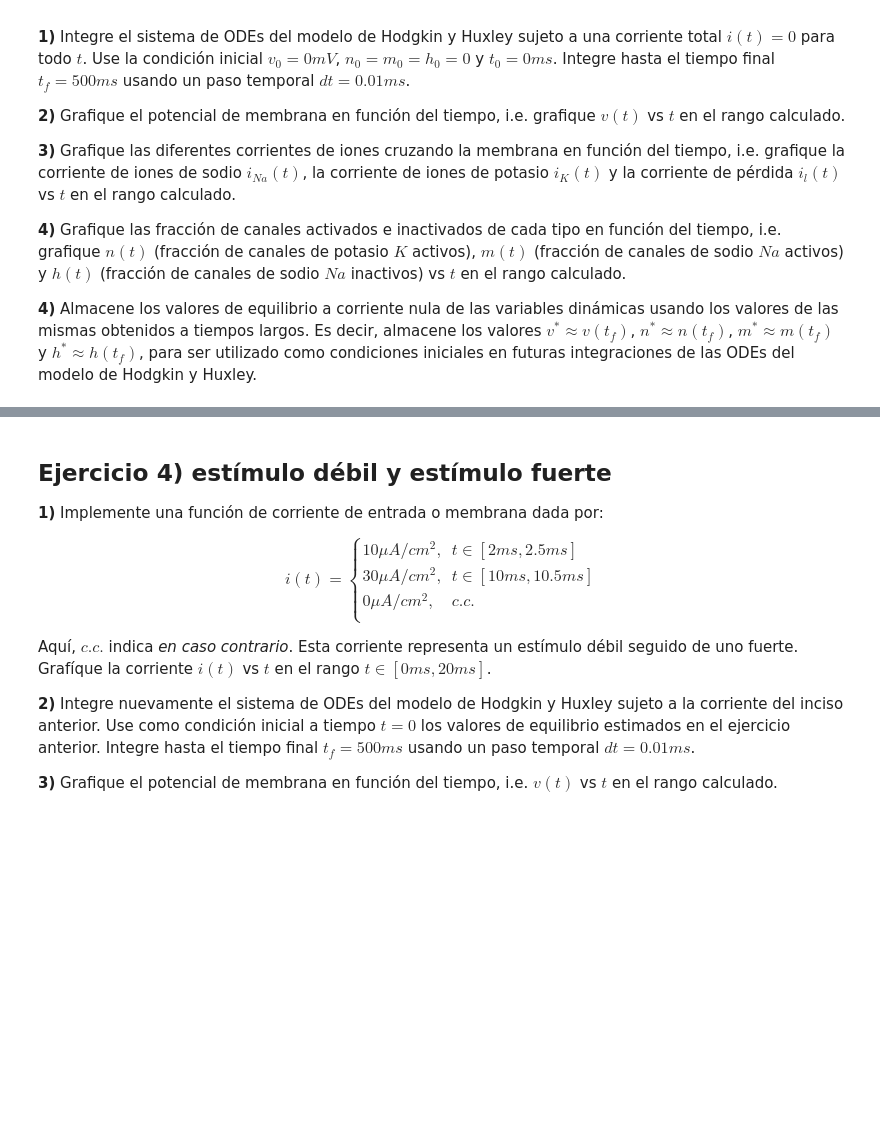
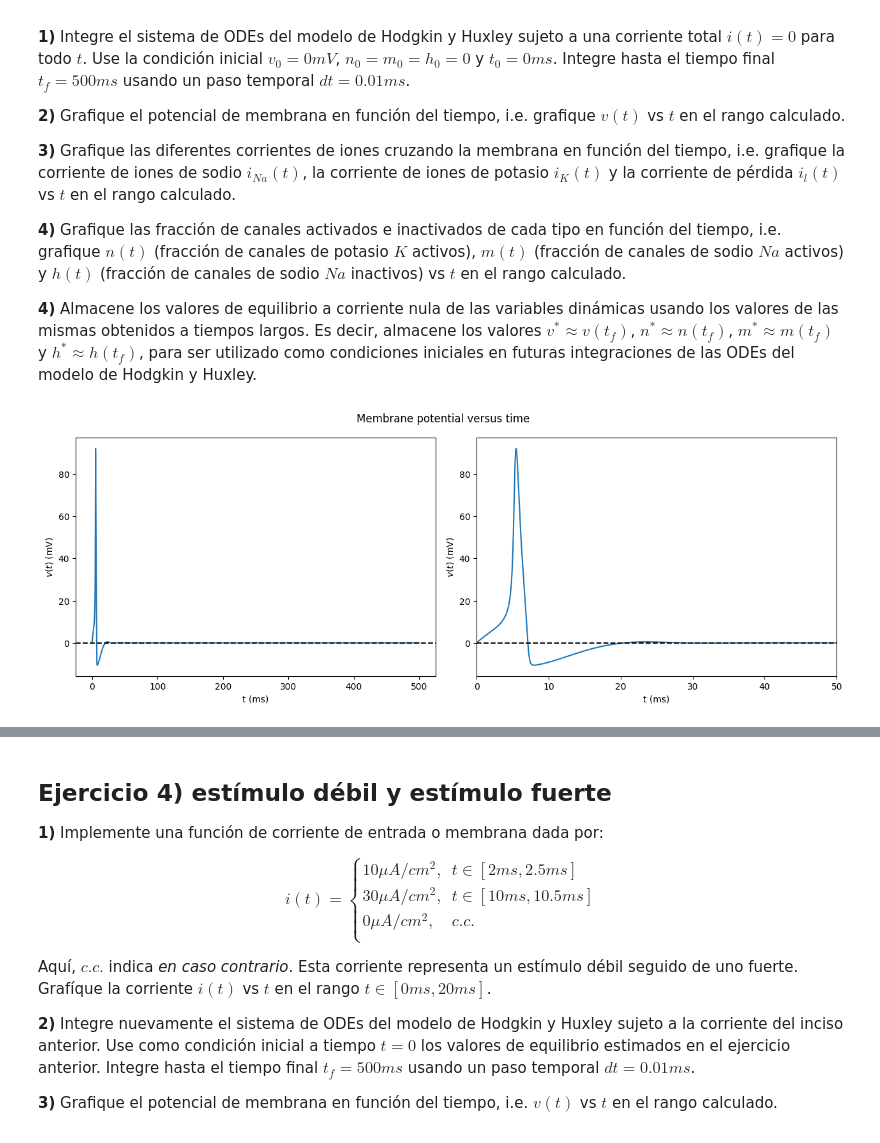
Before and after one commit to kevmansilla/redes-neuronales-trabajos, a Jupyter notebook: redes-neuronales-2024-guia-8.ipynb, the cells around one changed output, grey strips where cells are left out. Drawn from its saved outputs; the diff is of its cells as text; code cells hidden in the pictures; blank space fills up the shorter version.

```diff
--- a/redes-neuronales-2024-guia-8.ipynb
+++ b/redes-neuronales-2024-guia-8.ipynb
@@ -458,0 +488,18 @@ plt.show()
+# %%
+# 3.2)
+
+fig, axs = plt.subplots(1, 2, figsize=(12.8, 4.8))
+
+for i in range(2):
+    axs[i].plot(t, w[0, :], label="$x(t)$")
+    axs[i].axhline(y=0, color='k', linestyle='--')
+    axs[i].set_xlabel('t (ms)')
+    axs[i].set_ylabel('$v (t)$ (mV)')
+
+axs[1].set_xlim(0, 50)
+
+plt.suptitle('Membrane potential versus time')
+plt.tight_layout()
+plt.show()
+# %% [output]
+[figure, added]
```
Also changed, not shown: parts of 12 cells of this notebook.
